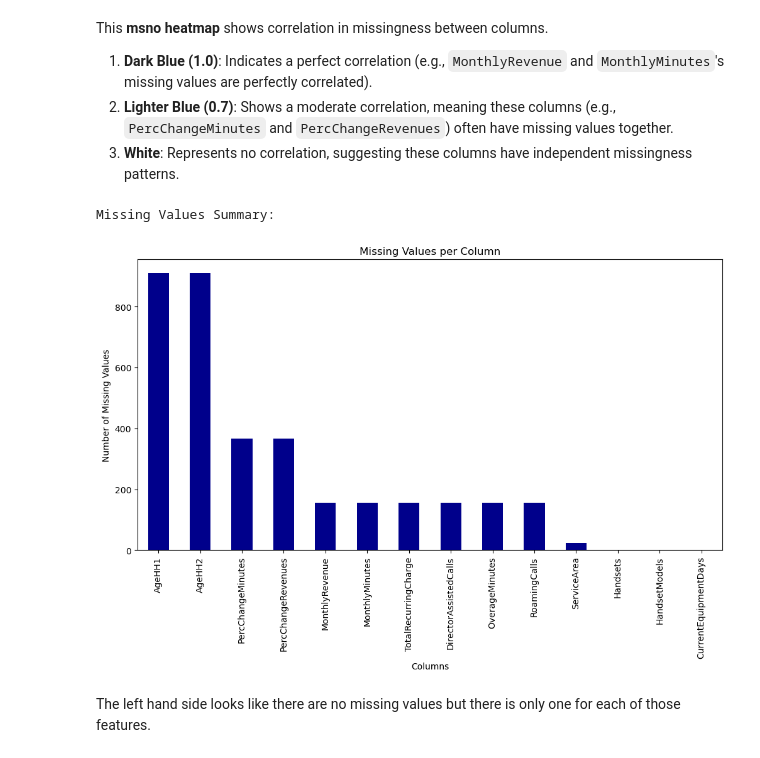
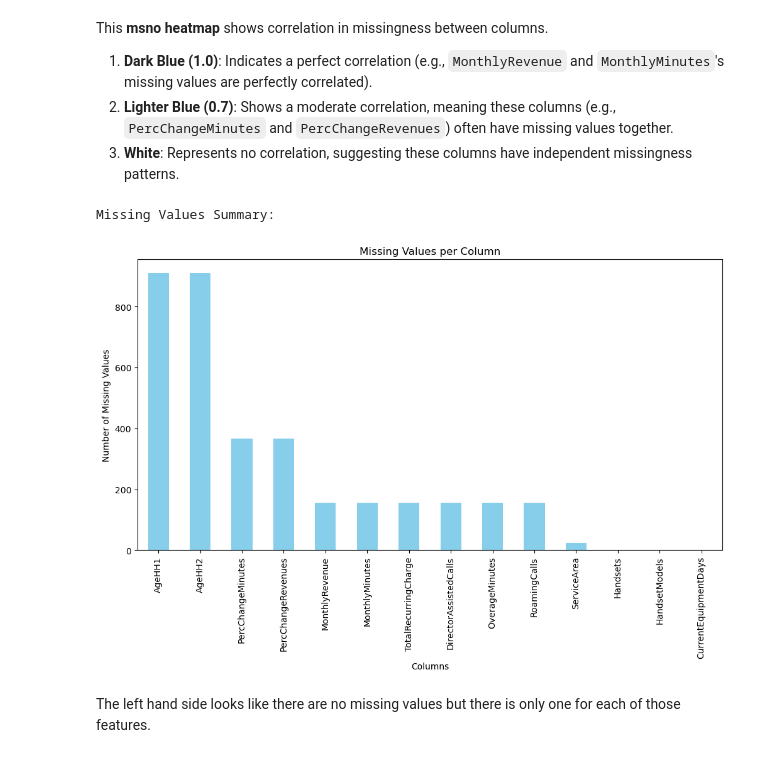
Before and after one commit to kayleeisokay/cs109a_final_project, a Jupyter notebook: MS2.ipynb, the cells around one changed output. Cells and saved outputs as stored; diff of their text form; code cells hidden in the pictures.

```diff
--- a/MS2.ipynb
+++ b/MS2.ipynb
@@ -172,19 +214,19 @@ This **msno heatmap** shows correlation in missingness between columns.
 # %%
 # Check for missing values
 print("\nMissing Values Summary:")
 missing_values = train_churn_df.isnull().sum()
 missing_values = missing_values[missing_values > 0].sort_values(ascending=False)
 
 # Plot missing values per column including those with zero missing values
 plt.figure(figsize=(12, 6))
-missing_values.plot(kind='bar', color='darkblue')
+missing_values.plot(kind='bar', color='skyblue')
 plt.title("Missing Values per Column")
 plt.ylabel("Number of Missing Values")
 plt.xlabel("Columns")
 plt.show()
 # %% [output]
 Missing Values Summary:
-[figure, old version]
+[figure, new version]
 # %% [markdown]
 The left hand side looks like there are no missing values but there is only one for each of those features.
 # %% [markdown]
```
Also changed, not shown: parts of 4 cells of this notebook, 10 other files.
